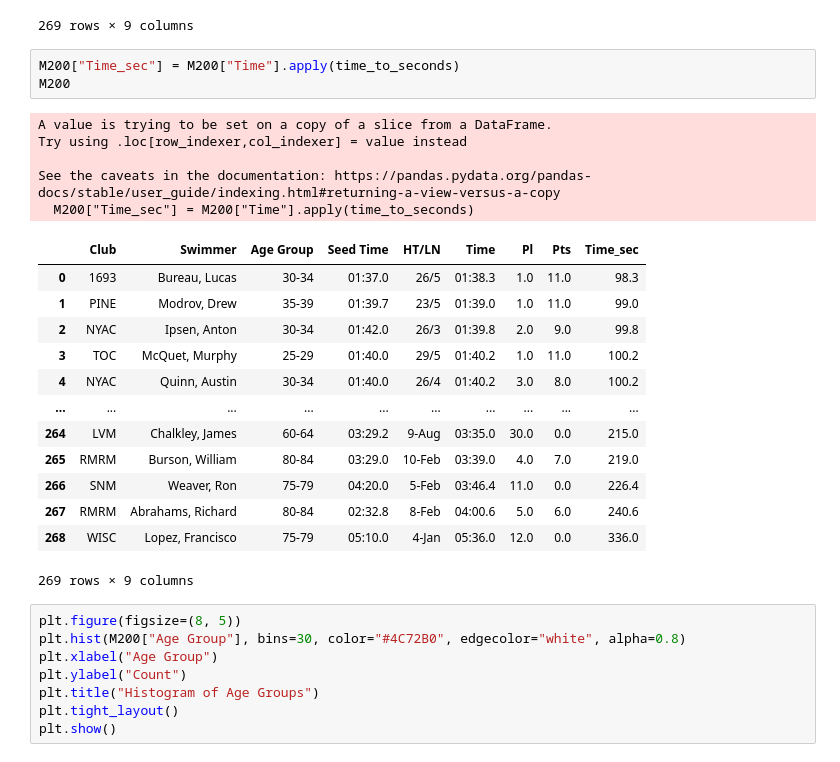
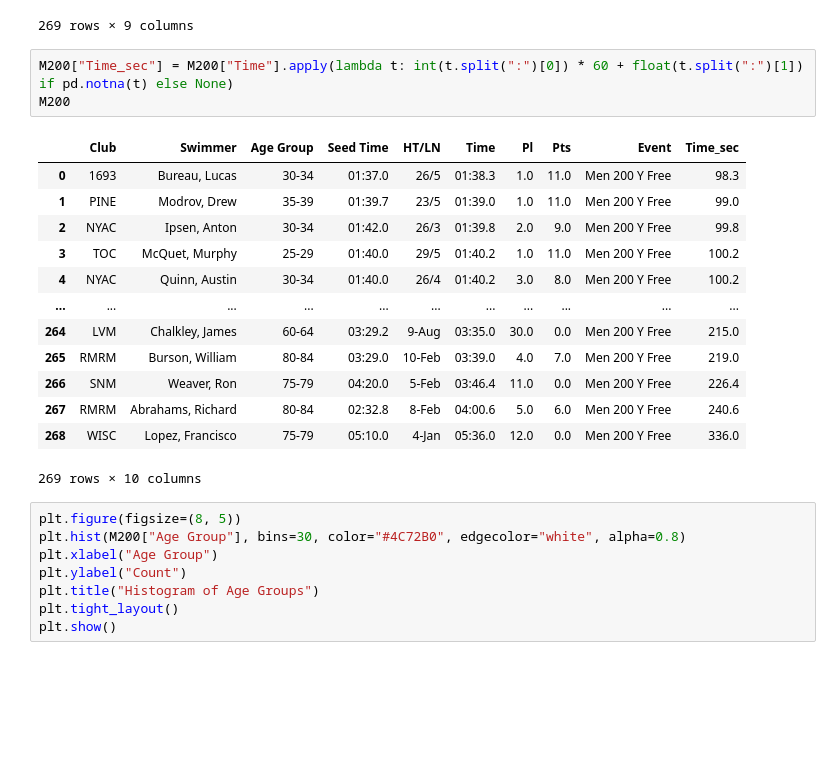
Before and after one commit to ZlataSparrow/An-Introduction-to-Statistical-Learning-Python, a Jupyter notebook: notebook/notebook_1.ipynb, the cells around one changed output. Saved outputs shown, nothing was run; the diff lists cells and outputs as text; blank space fills up the shorter version.

```diff
--- a/notebook/notebook_1.ipynb
+++ b/notebook/notebook_1.ipynb
@@ -32,27 +32,22 @@ M200
 | 268 | WISC | Lopez, Francisco | 75-79 | 05:10.0 | 4-Jan | 05:36.0 | 12.0 | 0.0 | Men 200 Y Free |
 269 rows × 9 columns
 # %%
-M200["Time_sec"] = M200["Time"].apply(time_to_seconds)
+M200["Time_sec"] = M200["Time"].apply(lambda t: int(t.split(":")[0]) * 60 + float(t.split(":")[1]) if pd.notna(t) else None)
 M200
 # %% [output]
+|  | Club | Swimmer | Age Group | Seed Time | HT/LN | Time | Pl | Pts | Event | Time_sec |
+| 0 | 1693 | Bureau, Lucas | 30-34 | 01:37.0 | 26/5 | 01:38.3 | 1.0 | 11.0 | Men 200 Y Free | 98.3 |
+| 1 | PINE | Modrov, Drew | 35-39 | 01:39.7 | 23/5 | 01:39.0 | 1.0 | 11.0 | Men 200 Y Free | 99.0 |
+| 2 | NYAC | Ipsen, Anton | 30-34 | 01:42.0 | 26/3 | 01:39.8 | 2.0 | 9.0 | Men 200 Y Free | 99.8 |
+| 3 | TOC | McQuet, Murphy | 25-29 | 01:40.0 | 29/5 | 01:40.2 | 1.0 | 11.0 | Men 200 Y Free | 100.2 |
+| 4 | NYAC | Quinn, Austin | 30-34 | 01:40.0 | 26/4 | 01:40.2 | 3.0 | 8.0 | Men 200 Y Free | 100.2 |
+| ... | ... | ... | ... | ... | ... | ... | ... | ... | ... | ... |
+| 264 | LVM | Chalkley, James | 60-64 | 03:29.2 | 9-Aug | 03:35.0 | 30.0 | 0.0 | Men 200 Y Free | 215.0 |
+| 265 | RMRM | Burson, William | 80-84 | 03:29.0 | 10-Feb | 03:39.0 | 4.0 | 7.0 | Men 200 Y Free | 219.0 |
+| 266 | SNM | Weaver, Ron | 75-79 | 04:20.0 | 5-Feb | 03:46.4 | 11.0 | 0.0 | Men 200 Y Free | 226.4 |
+| 267 | RMRM | Abrahams, Richard | 80-84 | 02:32.8 | 8-Feb | 04:00.6 | 5.0 | 6.0 | Men 200 Y Free | 240.6 |
+| 268 | WISC | Lopez, Francisco | 75-79 | 05:10.0 | 4-Jan | 05:36.0 | 12.0 | 0.0 | Men 200 Y Free | 336.0 |
-A value is trying to be set on a copy of a slice from a DataFrame.
-Try using .loc[row_indexer,col_indexer] = value instead
-
-See the caveats in the documentation: https://pandas.pydata.org/pandas-docs/stable/user_guide/indexing.html#returning-a-view-versus-a-copy
-  M200["Time_sec"] = M200["Time"].apply(time_to_seconds)
+269 rows × 10 columns
-|  | Club | Swimmer | Age Group | Seed Time | HT/LN | Time | Pl | Pts | Time_sec |
-| 0 | 1693 | Bureau, Lucas | 30-34 | 01:37.0 | 26/5 | 01:38.3 | 1.0 | 11.0 | 98.3 |
-| 1 | PINE | Modrov, Drew | 35-39 | 01:39.7 | 23/5 | 01:39.0 | 1.0 | 11.0 | 99.0 |
-| 2 | NYAC | Ipsen, Anton | 30-34 | 01:42.0 | 26/3 | 01:39.8 | 2.0 | 9.0 | 99.8 |
-| 3 | TOC | McQuet, Murphy | 25-29 | 01:40.0 | 29/5 | 01:40.2 | 1.0 | 11.0 | 100.2 |
-| 4 | NYAC | Quinn, Austin | 30-34 | 01:40.0 | 26/4 | 01:40.2 | 3.0 | 8.0 | 100.2 |
-| ... | ... | ... | ... | ... | ... | ... | ... | ... | ... |
-| 264 | LVM | Chalkley, James | 60-64 | 03:29.2 | 9-Aug | 03:35.0 | 30.0 | 0.0 | 215.0 |
-| 265 | RMRM | Burson, William | 80-84 | 03:29.0 | 10-Feb | 03:39.0 | 4.0 | 7.0 | 219.0 |
-| 266 | SNM | Weaver, Ron | 75-79 | 04:20.0 | 5-Feb | 03:46.4 | 11.0 | 0.0 | 226.4 |
-| 267 | RMRM | Abrahams, Richard | 80-84 | 02:32.8 | 8-Feb | 04:00.6 | 5.0 | 6.0 | 240.6 |
-| 268 | WISC | Lopez, Francisco | 75-79 | 05:10.0 | 4-Jan | 05:36.0 | 12.0 | 0.0 | 336.0 |
-269 rows × 9 columns
 # %%
 plt.figure(figsize=(8, 5))
 plt.hist(M200["Age Group"], bins=30, color="#4C72B0", edgecolor="white", alpha=0.8)
```
Also changed, not shown: parts of 2 cells of this notebook.
